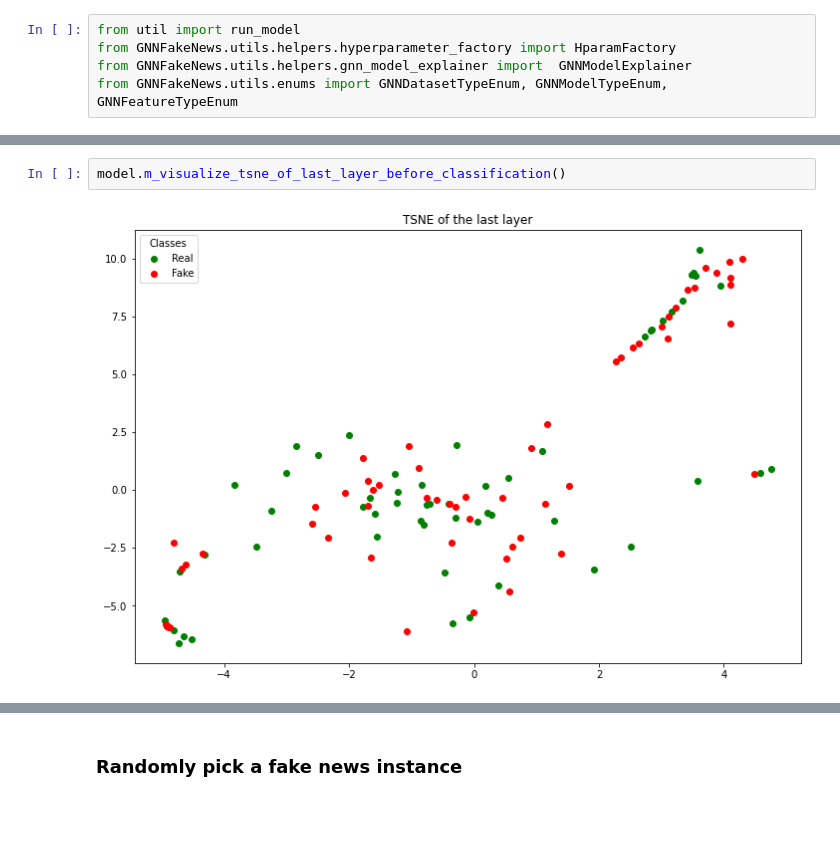
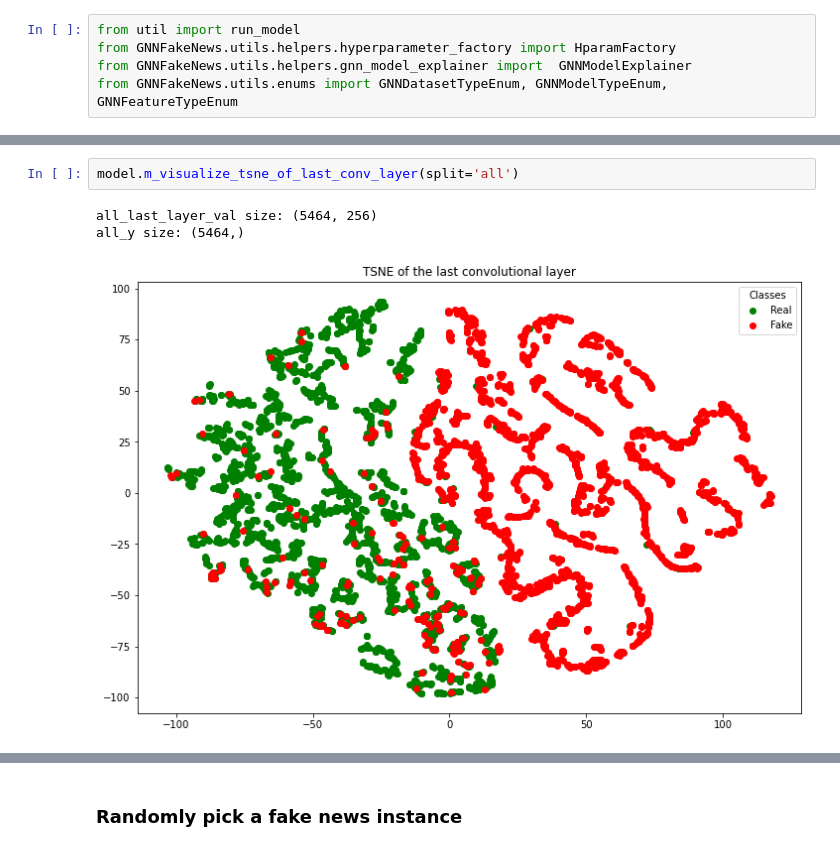
Before and after one commit to sersery35/Explainability_of_FND_Models, a Jupyter notebook: GNNFakeNews/notebooks/UPFD_GCNFN_GOS_Notebook.ipynb, the cells around one changed output, grey strips where cells are left out. Saved outputs shown, nothing was run; the diff lists cells and outputs as text; blank space fills up the shorter version.

```diff
--- a/GNNFakeNews/notebooks/UPFD_GCNFN_GOS_Notebook.ipynb
+++ b/GNNFakeNews/notebooks/UPFD_GCNFN_GOS_Notebook.ipynb
@@ -29,4 +29,6 @@ Test set results: acc: 0.9550, f1_macro: 0.9548, f1_micro: 0.9550,precision: 0.9
-# %%
-model.m_visualize_tsne_of_last_layer_before_classification()
-# %% [output]
-[figure, removed]
+# %%
+model.m_visualize_tsne_of_last_conv_layer(split='all')
+# %% [output]
+all_last_layer_val size: (5464, 256)
+all_y size: (5464,)
+[figure, added]
```
Also changed, not shown: parts of 2 cells of this notebook, 10 other files.
